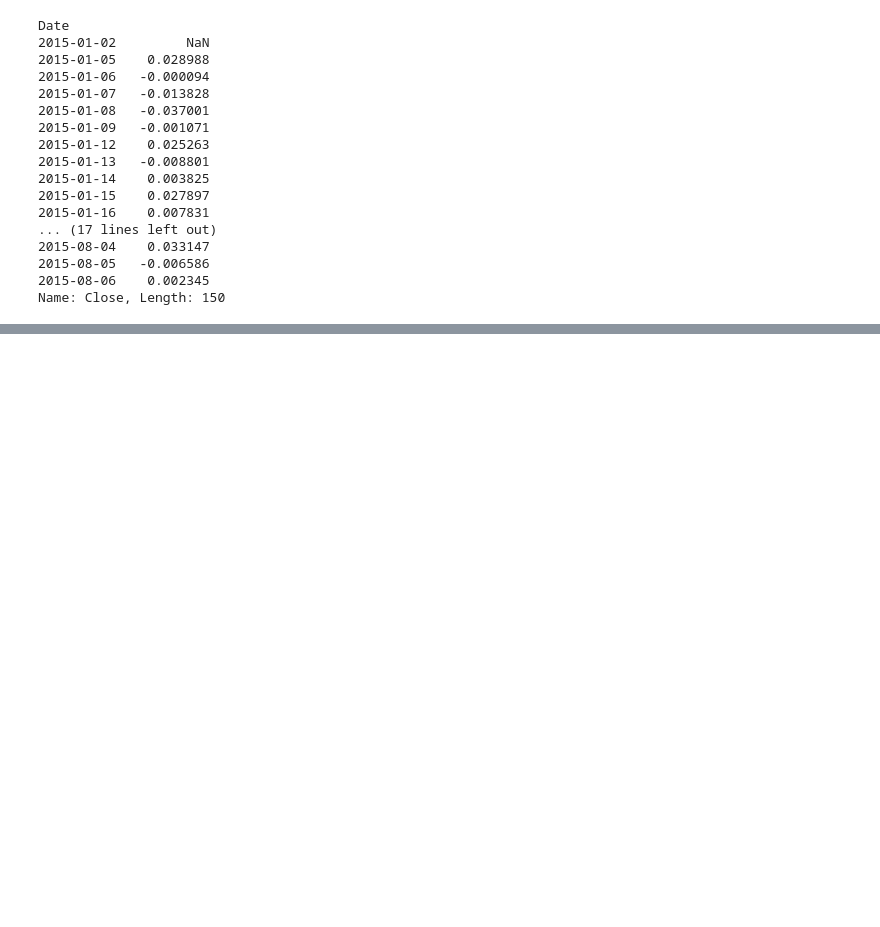
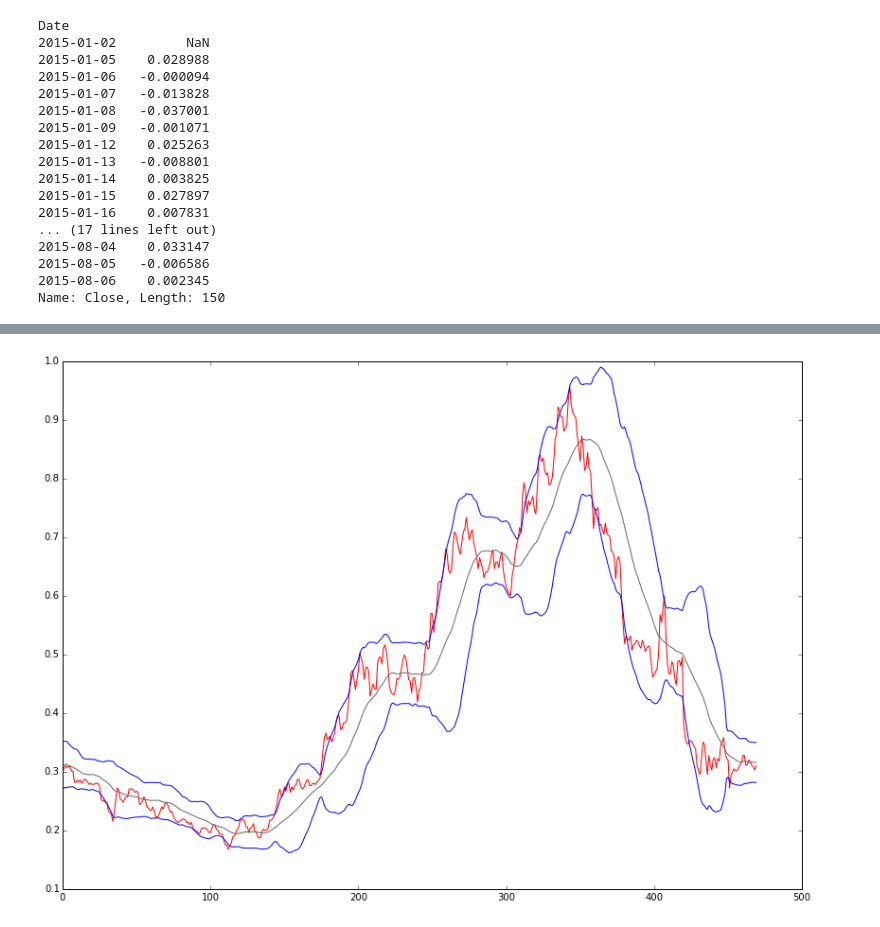
Before and after one commit to savipk/Nasdaq_ticker_analysis, a Jupyter notebook: HistoricalData_iPython.ipynb, the cells around one changed output, grey strips where cells are left out. Drawn from its saved outputs; the diff is of its cells as text; code cells hidden in the pictures; blank space fills up the shorter version.

Commit message:
Added bollinger band data and basic plotting

```diff
--- a/HistoricalData_iPython.ipynb
+++ b/HistoricalData_iPython.ipynb
@@ -167,3 +167,10 @@ Date
 2015-08-05   -0.006586
 2015-08-06    0.002345
 Name: Close, Length: 150
+# %%
+#Adding Columns for plotting
+df['MAvg'] = pd.rolling_mean(df.Adj_Close,30)
+df['SDev'] = pd.rolling_std(df.Adj_Close,30)
+df['lower_band'] = df.MAvg - 2*df.SDev
+df['higher_band'] = df.MAvg + 2*df.SDev
+df['alert'] = np.where((df.Adj_Close > df.higher_band) | (df.Adj_Close < df.lower_band), True,False)
@@ -169,0 +196,10 @@ Name: Close, Length: 150
+# %%
+rows = range(30,500)
+figure(num=None, figsize=(14, 10), dpi=80, facecolor='w', edgecolor='k')
+plt.plot(df.ix[rows].Adj_Close,linewidth = 1, color = 'red', linestyle = '-')
+plt.plot(df.ix[rows].MAvg, color = '0.40', linestyle = '-')
+plt.plot(df.ix[rows].lower_band, color = 'blue', linestyle = '-')
+plt.plot(df.ix[rows].higher_band,color = 'blue', linestyle = '-')
+plt.show()
+# %% [output]
+[figure, added]
```
Also changed, not shown: parts of 9 cells of this notebook.
